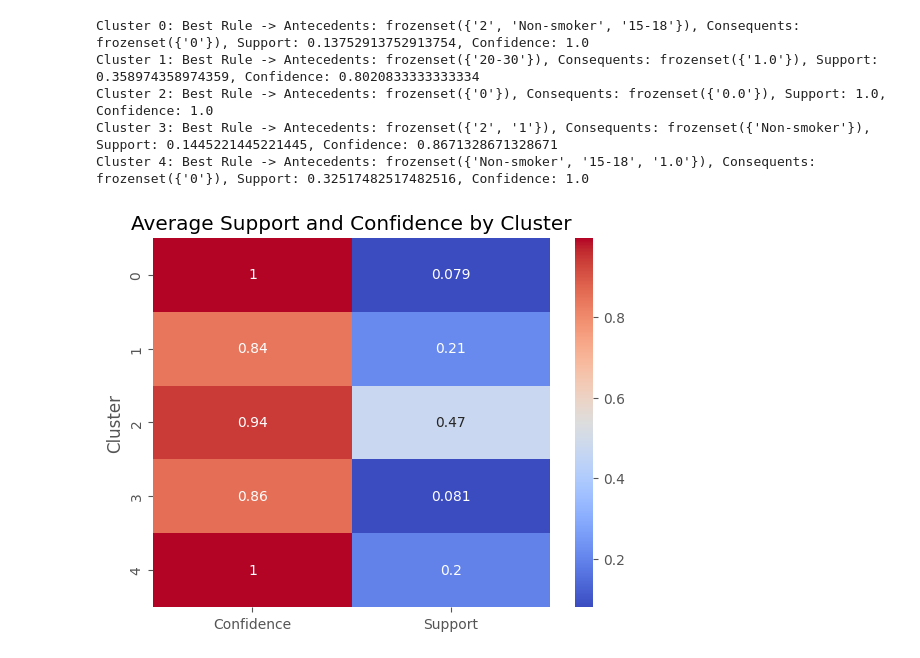
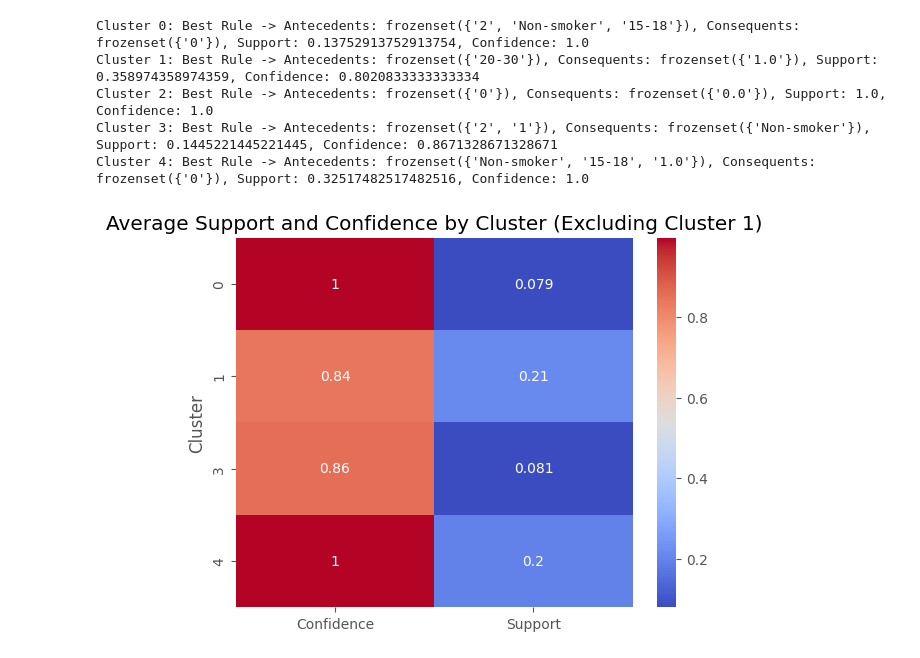
Before and after one commit to bl33h/cervicalCancerRiskFactors, a Jupyter notebook: src/cervicalCancerRiskFactors.ipynb, the cells around one changed output. Drawn from its saved outputs; the diff is of its cells as text; code cells hidden in the pictures.

```diff
--- a/src/cervicalCancerRiskFactors.ipynb
+++ b/src/cervicalCancerRiskFactors.ipynb
@@ -626,16 +626,12 @@ Cluster 2: Best Rule -> Antecedents: frozenset({'0'}), Consequents: frozenset({'
 Cluster 3: Best Rule -> Antecedents: frozenset({'2', '1'}), Consequents: frozenset({'Non-smoker'}), Support: 0.1445221445221445, Confidence: 0.8671328671328671
 Cluster 4: Best Rule -> Antecedents: frozenset({'Non-smoker', '15-18', '1.0'}), Consequents: frozenset({'0'}), Support: 0.32517482517482516, Confidence: 1.0
 # %%
-heatmap_data = pd.DataFrame({
-    'Cluster': rules['cluster'],
-    'Support': rules['support'],
-    'Confidence': rules['confidence']
-})
+filtered_heatmap_data = heatmap_data[heatmap_data['Cluster'] != 2]
 
-result = heatmap_data.pivot_table(index='Cluster', values=['Support', 'Confidence'], aggfunc='mean')
+result_filtered = filtered_heatmap_data.pivot_table(index='Cluster', values=['Support', 'Confidence'], aggfunc='mean')
 
-sns.heatmap(result, annot=True, cmap='coolwarm')
-plt.title('Average Support and Confidence by Cluster')
+sns.heatmap(result_filtered, annot=True, cmap='coolwarm')
+plt.title('Average Support and Confidence by Cluster (Excluding Cluster 1)')
 plt.show()
 # %% [output]
-[figure, old version]
+[figure, new version]
```
